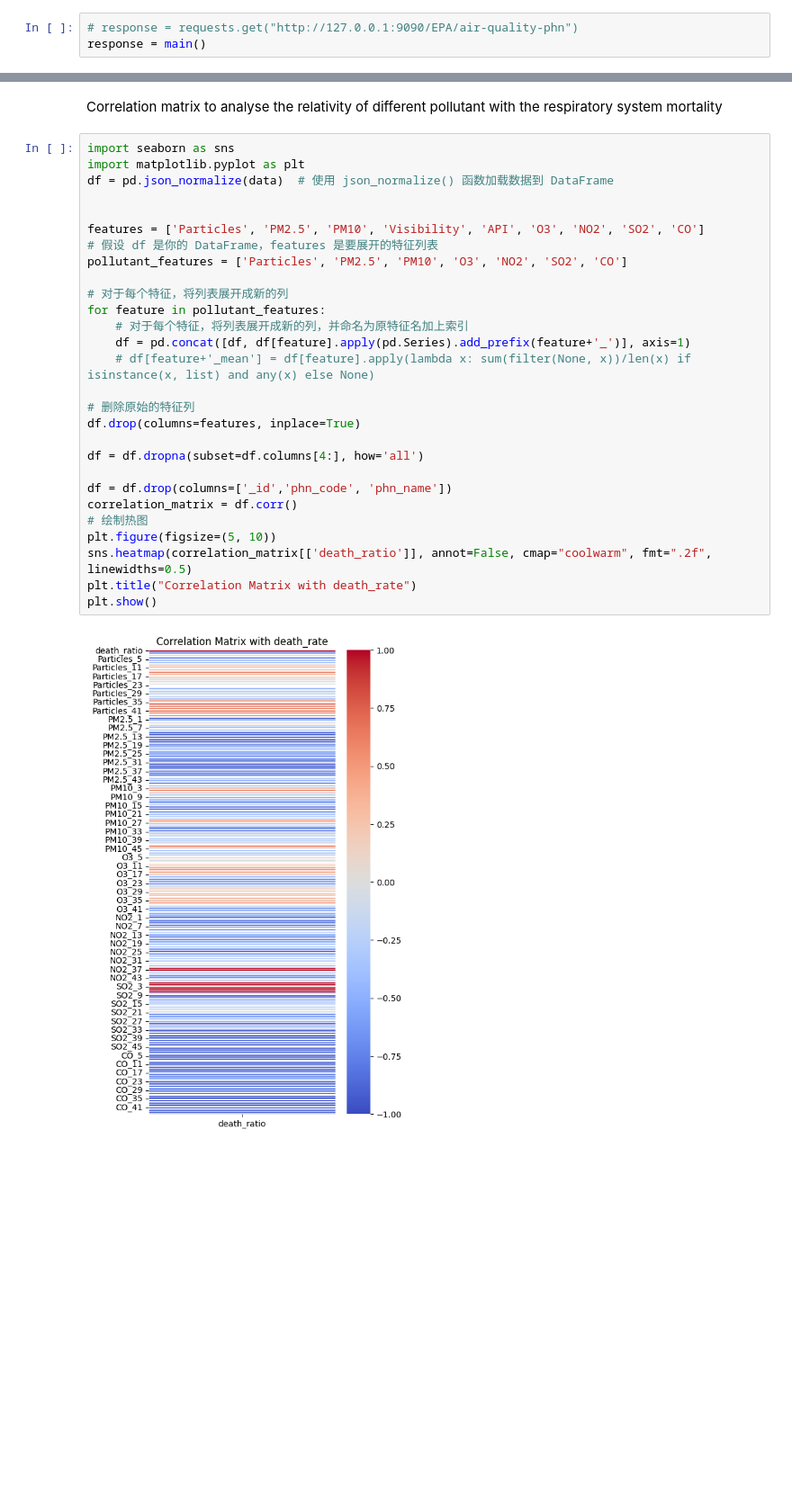
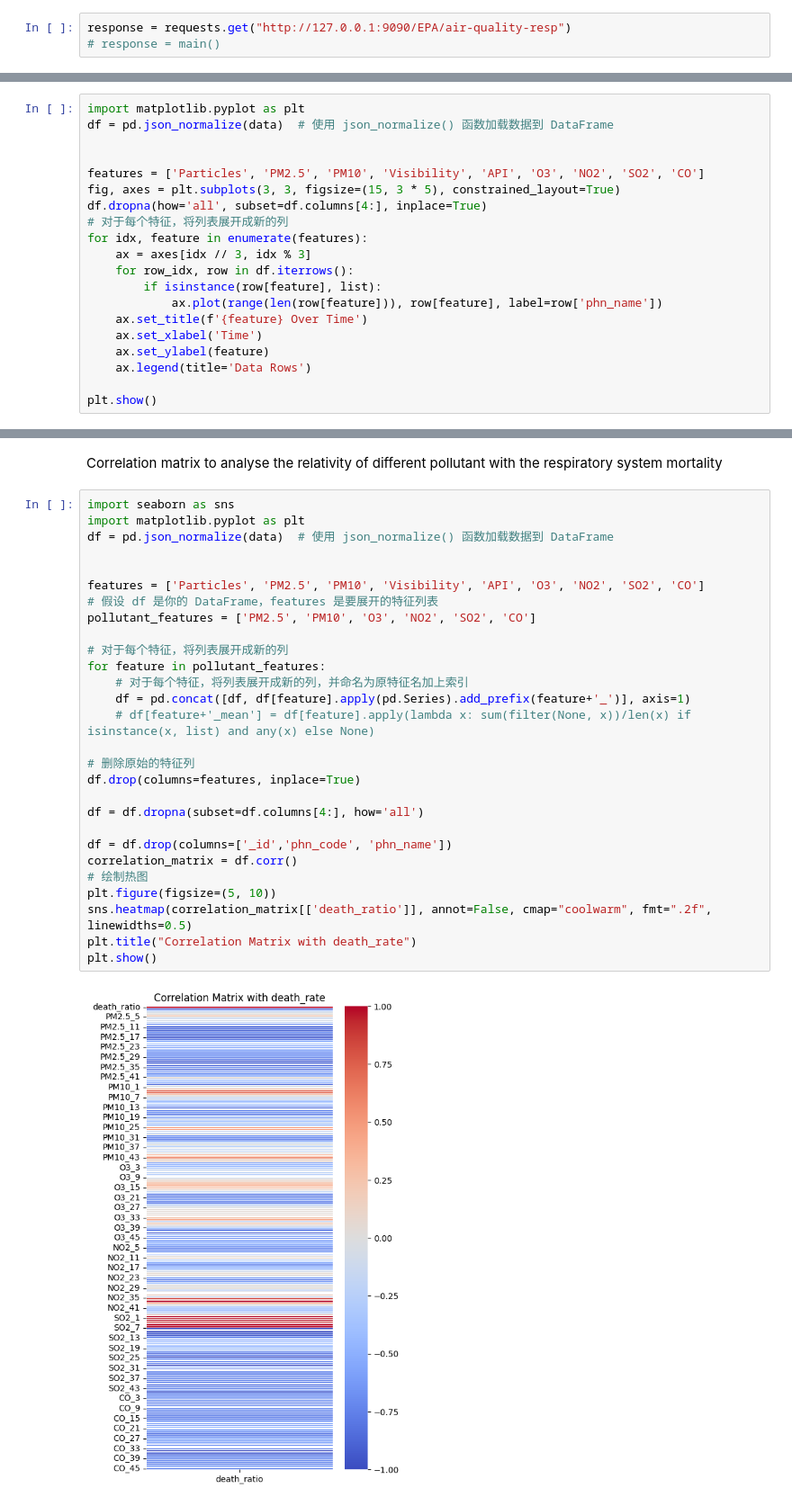
Before and after one commit to pingzhihe/CCC-assignment-2, a Jupyter notebook: testAirPHN.ipynb, the cells around one changed output, grey strips where cells are left out. Shown at 90% size. Drawn from its saved outputs; the diff is of its cells as text; blank space fills up the shorter version.

Commit message:
Modify the air quality spec analysis

```diff
--- a/testAirPHN.ipynb
+++ b/testAirPHN.ipynb
@@ -120,3 +5,3 @@ def main():
 # %%
-# response = requests.get("http://127.0.0.1:9090/EPA/air-quality-phn")
-response = main()
+response = requests.get("http://127.0.0.1:9090/EPA/air-quality-resp")
+# response = main()
@@ -130,0 +12,20 @@ data = response.json().get('data')
+# %%
+import matplotlib.pyplot as plt
+df = pd.json_normalize(data)  # 使用 json_normalize() 函数加载数据到 DataFrame
+
+
+features = ['Particles', 'PM2.5', 'PM10', 'Visibility', 'API', 'O3', 'NO2', 'SO2', 'CO']
+fig, axes = plt.subplots(3, 3, figsize=(15, 3 * 5), constrained_layout=True)
+df.dropna(how='all', subset=df.columns[4:], inplace=True)
+# 对于每个特征，将列表展开成新的列
+for idx, feature in enumerate(features):
+    ax = axes[idx // 3, idx % 3]
+    for row_idx, row in df.iterrows():
+        if isinstance(row[feature], list):
+            ax.plot(range(len(row[feature])), row[feature], label=row['phn_name'])
+    ax.set_title(f'{feature} Over Time')
+    ax.set_xlabel('Time')
+    ax.set_ylabel(feature)
+    ax.legend(title='Data Rows')
+
+plt.show()
@@ -158,30 +65,30 @@ Correlation matrix to analyse the relativity of different pollutant with the res
 # %%
 import seaborn as sns
 import matplotlib.pyplot as plt
 df = pd.json_normalize(data)  # 使用 json_normalize() 函数加载数据到 DataFrame
 
 
 features = ['Particles', 'PM2.5', 'PM10', 'Visibility', 'API', 'O3', 'NO2', 'SO2', 'CO']
 # 假设 df 是你的 DataFrame，features 是要展开的特征列表
-pollutant_features = ['Particles', 'PM2.5', 'PM10', 'O3', 'NO2', 'SO2', 'CO']
+pollutant_features = ['PM2.5', 'PM10', 'O3', 'NO2', 'SO2', 'CO']
 
 # 对于每个特征，将列表展开成新的列
 for feature in pollutant_features:
     # 对于每个特征，将列表展开成新的列，并命名为原特征名加上索引
     df = pd.concat([df, df[feature].apply(pd.Series).add_prefix(feature+'_')], axis=1)
     # df[feature+'_mean'] = df[feature].apply(lambda x: sum(filter(None, x))/len(x) if isinstance(x, list) and any(x) else None)
 
 # 删除原始的特征列
 df.drop(columns=features, inplace=True)
 
 df = df.dropna(subset=df.columns[4:], how='all')
 
 df = df.drop(columns=['_id','phn_code', 'phn_name'])
 correlation_matrix = df.corr()
 # 绘制热图
 plt.figure(figsize=(5, 10))
 sns.heatmap(correlation_matrix[['death_ratio']], annot=False, cmap="coolwarm", fmt=".2f", linewidths=0.5)
 plt.title("Correlation Matrix with death_rate")
 plt.show()
 # %% [output]
-[figure, old version]
+[figure, new version]
```
Also changed, not shown: parts of 6 cells of this notebook, 1 other file.
